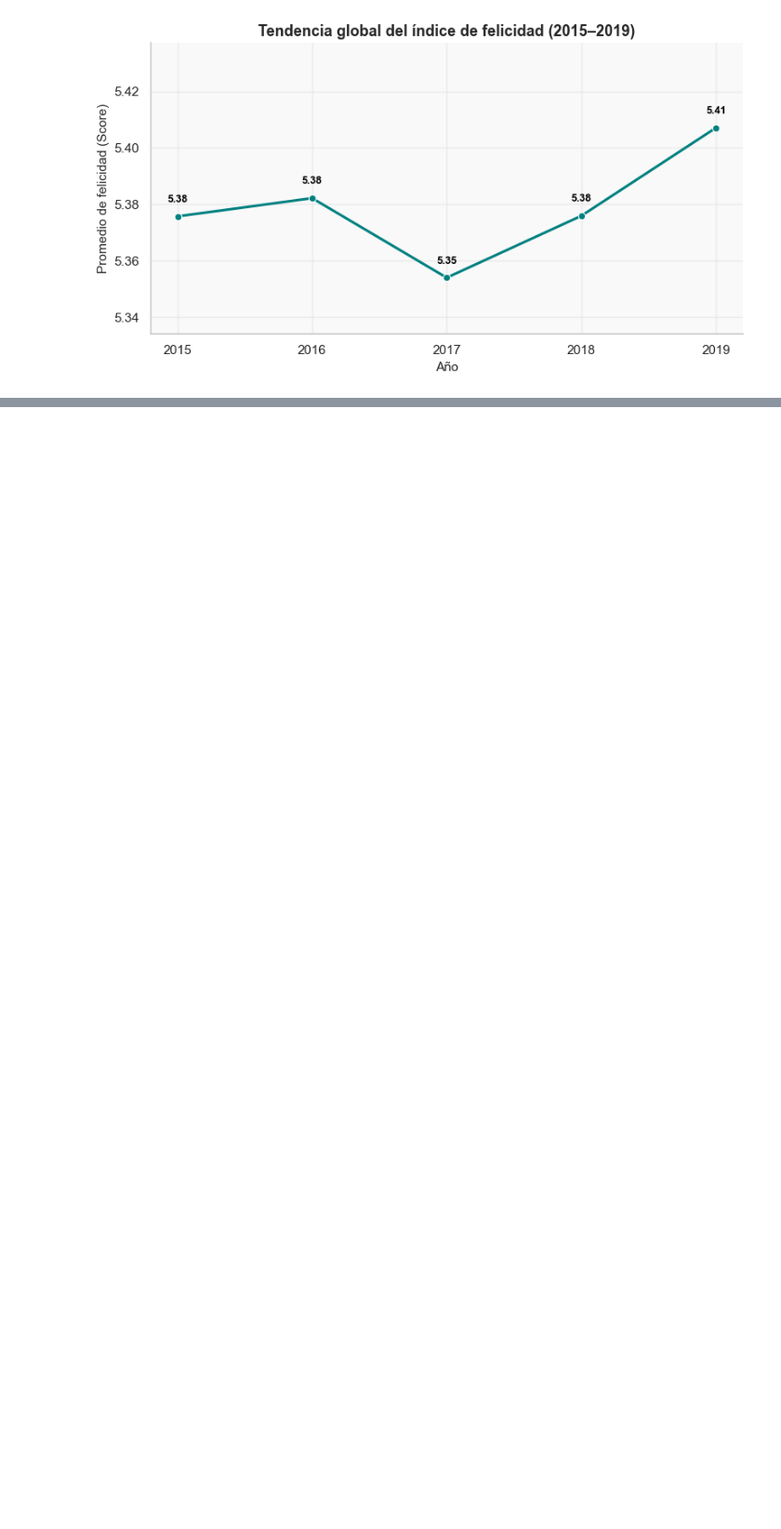
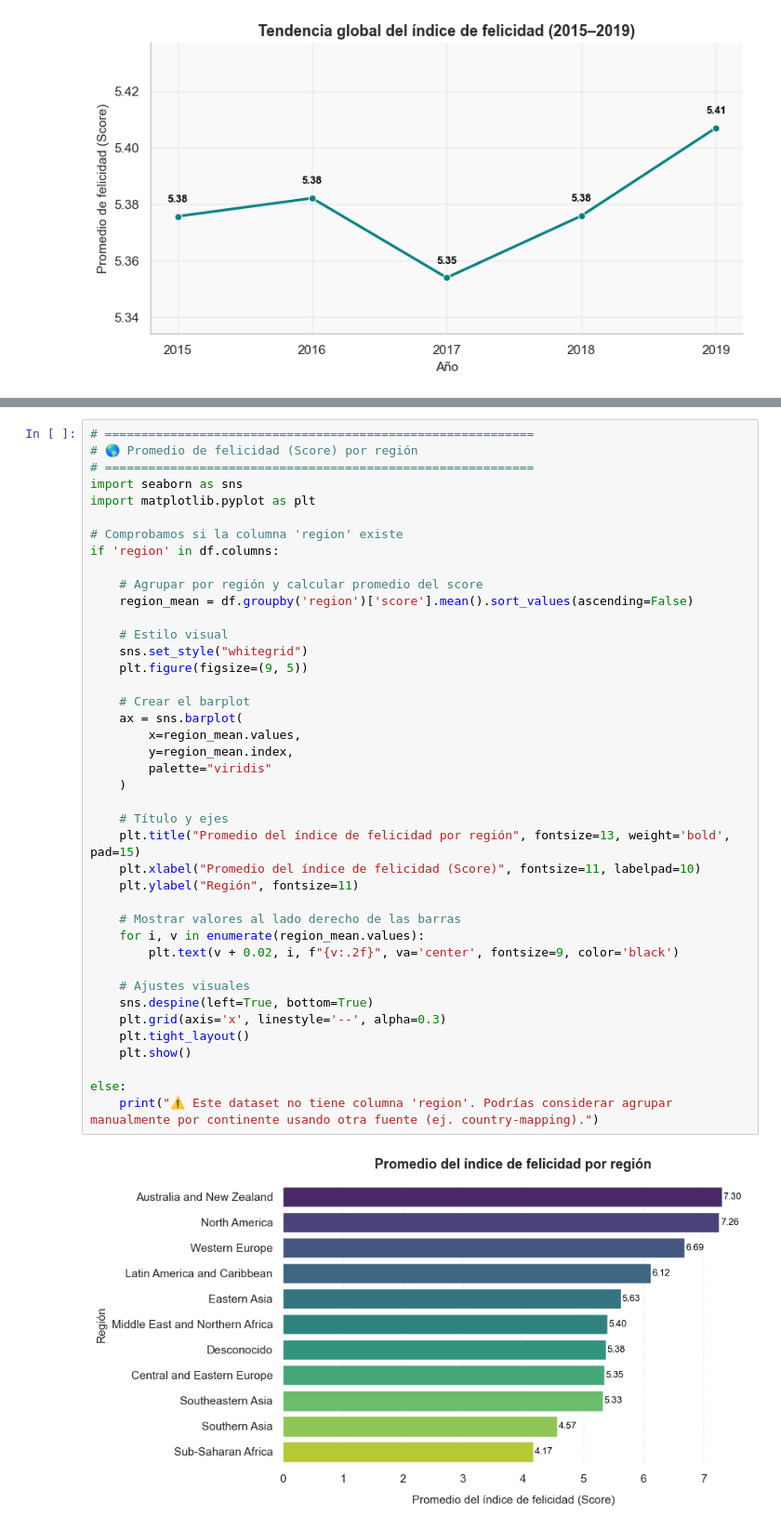
Before and after one commit to Crisfunky01/world-happiness-eda, a Jupyter notebook: notebooks/01_data_cleaning_and_eda.ipynb, the cells around one changed output, grey strips where cells are left out. Shown: that part at 93% size. Cells and saved outputs as stored; diff of their text form; blank space fills up the shorter version.

```diff
--- a/notebooks/01_data_cleaning_and_eda.ipynb
+++ b/notebooks/01_data_cleaning_and_eda.ipynb
@@ -277,0 +285,43 @@ plt.show()
+# %%
+# ===========================================================
+# 🌎 Promedio de felicidad (Score) por región
+# ===========================================================
+import seaborn as sns
+import matplotlib.pyplot as plt
+
+# Comprobamos si la columna 'region' existe
+if 'region' in df.columns:
+
+    # Agrupar por región y calcular promedio del score
+    region_mean = df.groupby('region')['score'].mean().sort_values(ascending=False)
+
+    # Estilo visual
+    sns.set_style("whitegrid")
+    plt.figure(figsize=(9, 5))
+
+    # Crear el barplot
+    ax = sns.barplot(
+        x=region_mean.values,
+        y=region_mean.index,
+        palette="viridis"
+    )
+
+    # Título y ejes
+    plt.title("Promedio del índice de felicidad por región", fontsize=13, weight='bold', pad=15)
+    plt.xlabel("Promedio del índice de felicidad (Score)", fontsize=11, labelpad=10)
+    plt.ylabel("Región", fontsize=11)
+
+    # Mostrar valores al lado derecho de las barras
+    for i, v in enumerate(region_mean.values):
+        plt.text(v + 0.02, i, f"{v:.2f}", va='center', fontsize=9, color='black')
+
+    # Ajustes visuales
+    sns.despine(left=True, bottom=True)
+    plt.grid(axis='x', linestyle='--', alpha=0.3)
+    plt.tight_layout()
+    plt.show()
+
+else:
+    print("⚠️ Este dataset no tiene columna 'region'. Podrías considerar agrupar manualmente por continente usando otra fuente (ej. country-mapping).")
+# %% [output]
+[figure, added]
```
Also changed, not shown: parts of 1 cell of this notebook.
